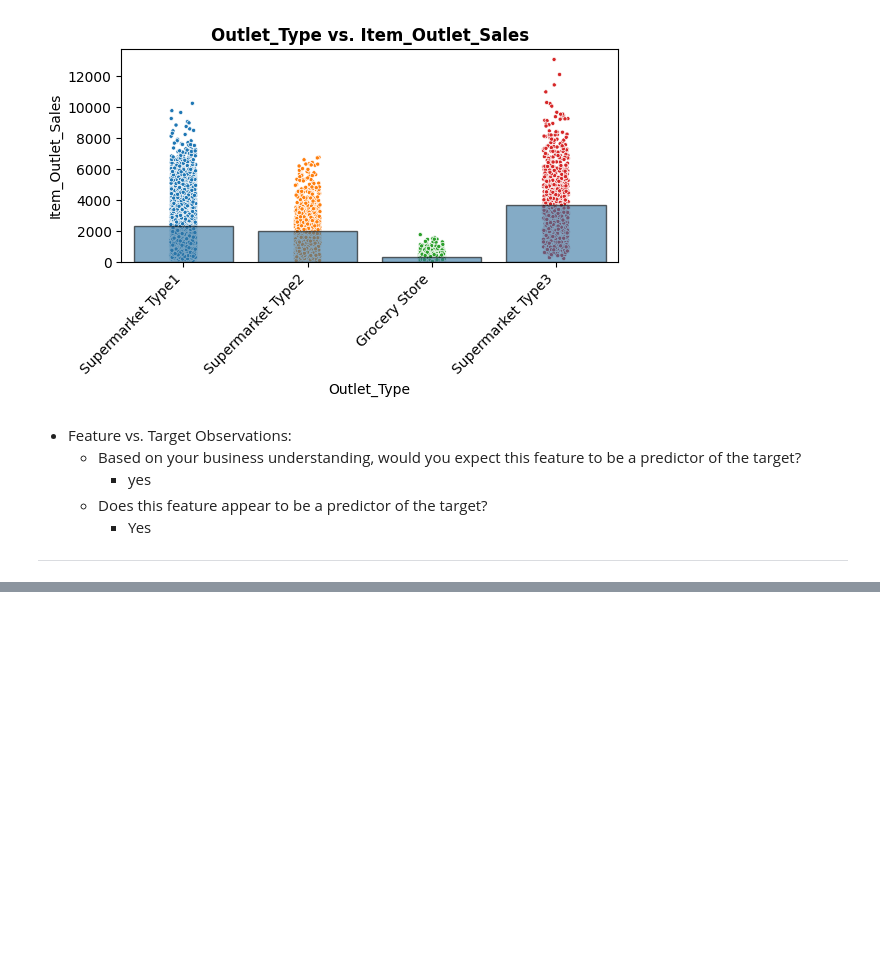
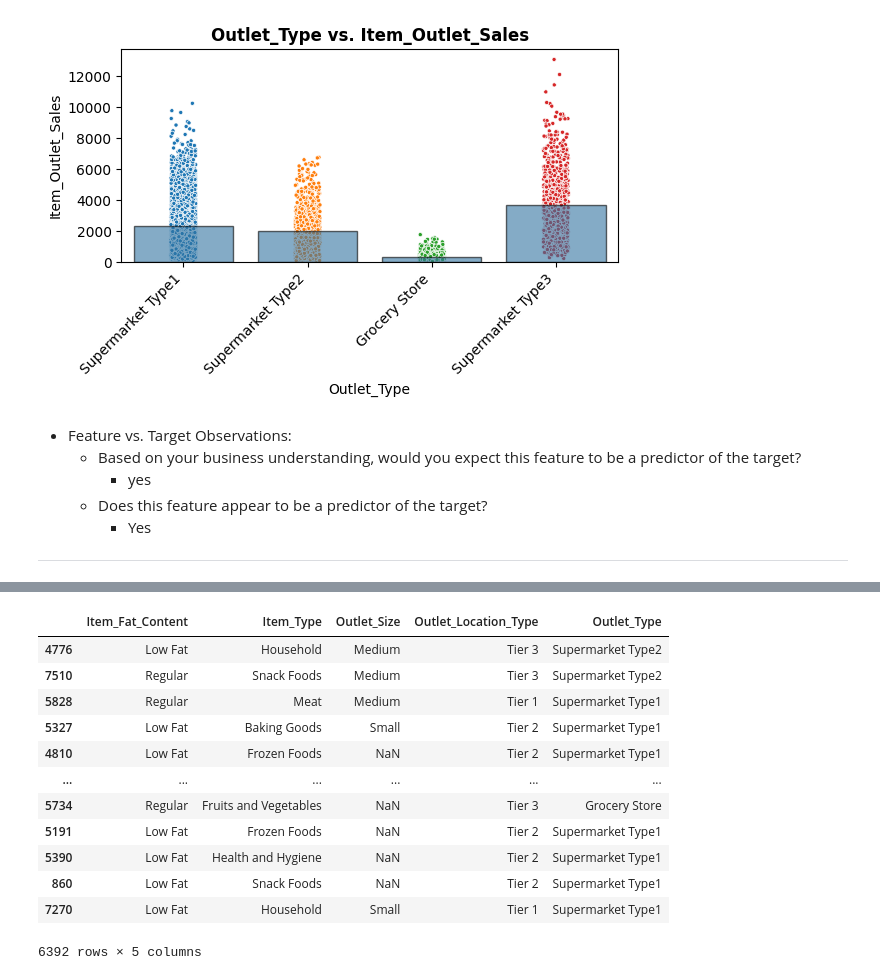
Before and after one commit to KamalRiad90/Prediction-of-Product-Sales, a Jupyter notebook: Prediction_of_Product_Sales.ipynb, the cells around one changed output, grey strips where cells are left out. Cells and saved outputs as stored; diff of their text form; code cells hidden in the pictures; blank space fills up the shorter version.

```diff
--- a/Prediction_of_Product_Sales.ipynb
+++ b/Prediction_of_Product_Sales.ipynb
@@ -936,0 +1021,5 @@ ___
+# %%
+df['Item_Fat_Content'] = df['Item_Fat_Content'].replace('LF','Low Fat')
+df['Item_Fat_Content'] = df['Item_Fat_Content'].replace('low fat','Low Fat')
+df['Item_Fat_Content'] = df['Item_Fat_Content'].replace('reg','Regular')
+df['Item_Fat_Content'].value_counts()
@@ -936,0 +1032,10 @@ ___
+# %%
+df.drop(columns=['Item_Identifier','Outlet_Identifier'], inplace=True)
+# %%
+# Define features (X) and target (y).
+target = 'Item_Outlet_Sales'
+X = df.drop(columns=target)
+y = df[target]
+# %%
+# Train test split the data
+X_train, X_test, y_train, y_test = train_test_split(X, y, random_state = 42)
@@ -936,0 +1061,17 @@ ___
+# %%
+# Checking object columns
+X_train.select_dtypes('object')
+# %% [output]
+|  | Item_Fat_Content | Item_Type | Outlet_Size | Outlet_Location_Type | Outlet_Type |
+| 4776 | Low Fat | Household | Medium | Tier 3 | Supermarket Type2 |
+| 7510 | Regular | Snack Foods | Medium | Tier 3 | Supermarket Type2 |
+| 5828 | Regular | Meat | Medium | Tier 1 | Supermarket Type1 |
+| 5327 | Low Fat | Baking Goods | Small | Tier 2 | Supermarket Type1 |
+| 4810 | Low Fat | Frozen Foods | NaN | Tier 2 | Supermarket Type1 |
+| ... | ... | ... | ... | ... | ... |
+| 5734 | Regular | Fruits and Vegetables | NaN | Tier 3 | Grocery Store |
+| 5191 | Low Fat | Frozen Foods | NaN | Tier 2 | Supermarket Type1 |
+| 5390 | Low Fat | Health and Hygiene | NaN | Tier 2 | Supermarket Type1 |
+| 860 | Low Fat | Snack Foods | NaN | Tier 2 | Supermarket Type1 |
+| 7270 | Low Fat | Household | Small | Tier 1 | Supermarket Type1 |
+6392 rows × 5 columns
```
Also changed, not shown: parts of 21 cells of this notebook.
